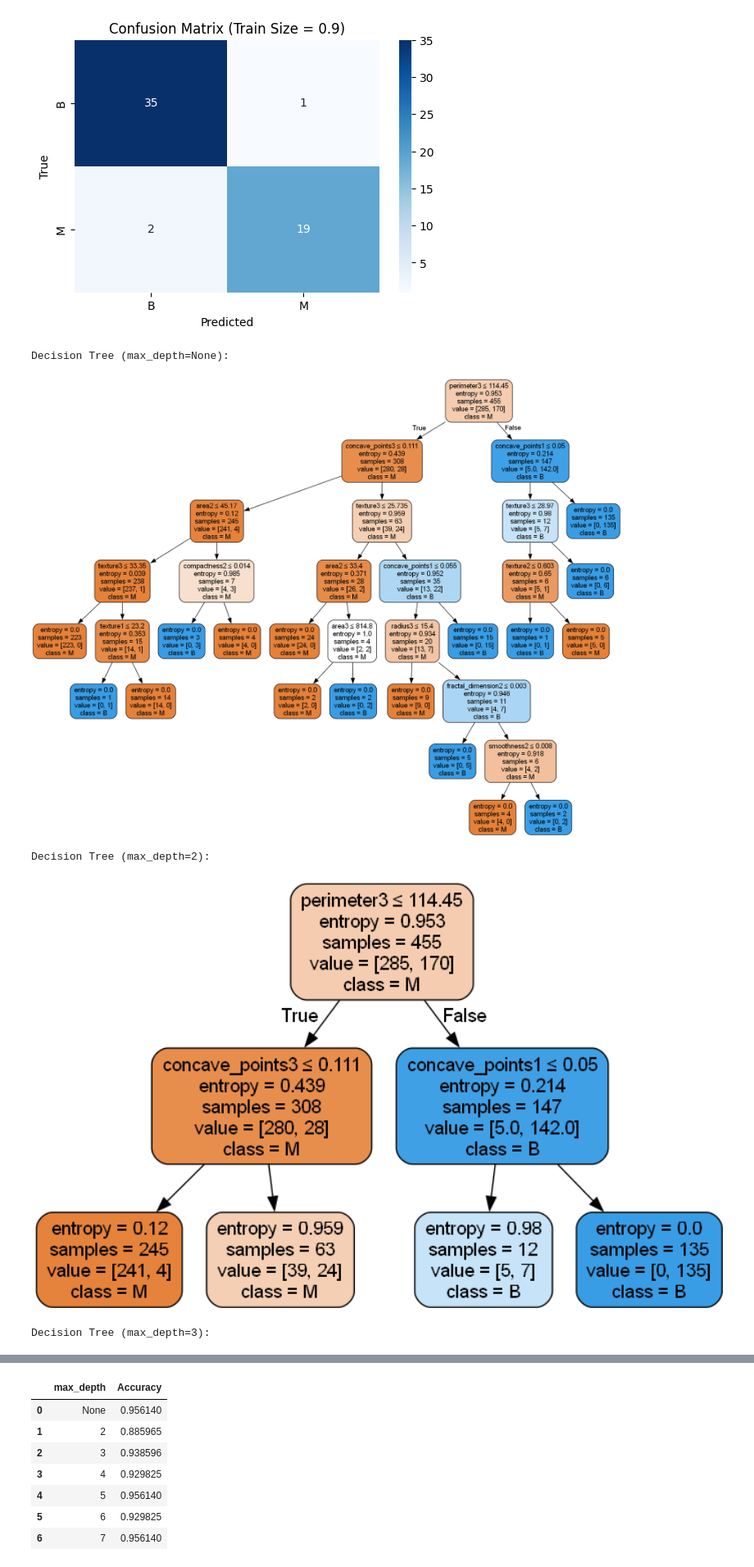
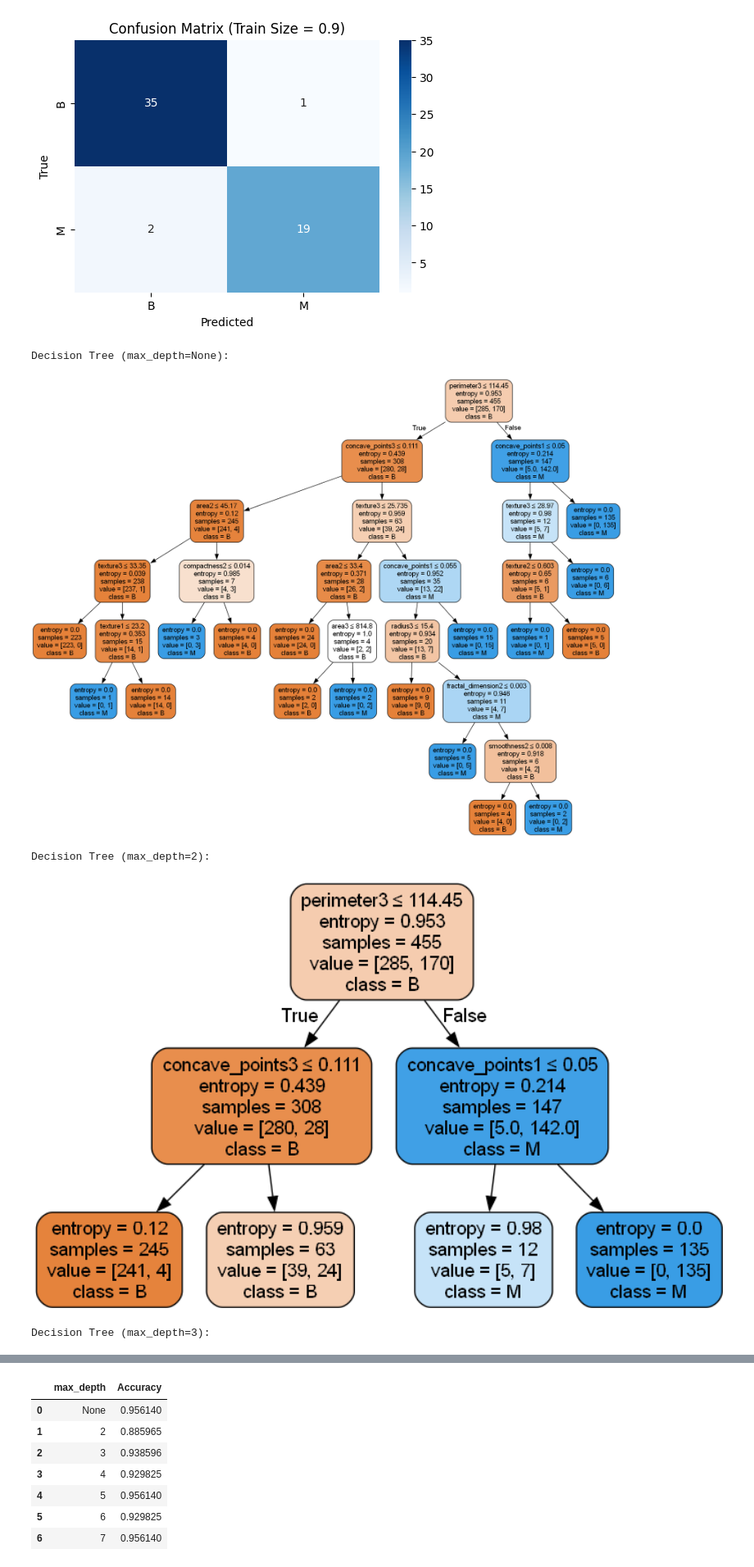
Before and after one commit to duonghieu2907/CS420-Project02, a Jupyter notebook: Breast_Cancer_dataset.ipynb, the cells around one changed output, grey strips where cells are left out. Shown at 82% size. Saved outputs shown, nothing was run; the diff lists cells and outputs as text; code cells hidden in the pictures.

Commit message:
Fix order of nodes in BC

```diff
--- a/Breast_Cancer_dataset.ipynb
+++ b/Breast_Cancer_dataset.ipynb
@@ -150,12 +150,15 @@ def train_and_visualize_decision_tree(feature_train, label_train, train_size, ou
     # Get the depth of the trained tree
     tree_depth = clf.get_depth()
 
+    # Sort the class names to match their internal order in the tree
+    sorted_class_names = sorted(label_train.unique())
+
     # Export the decision tree as DOT data
     dot_data = export_graphviz(
         clf,
         out_file=None,
         feature_names=feature_train.columns,
-        class_names=label_train.astype(str).unique(),
+        class_names=sorted_class_names,
         filled=True,
         rounded=True,
         special_characters=True
@@ -217,22 +220,23 @@ Decision Tree Depth: 7
 from sklearn.metrics import classification_report, confusion_matrix
 # %%
 def evaluate_decision_tree(clf, feature_test, label_test, train_size):
+    # Define custom labels for the axes
+    category_labels = ["B", "M"]
+
     # Make predictions on the test set
     predictions = clf.predict(feature_test)
 
     # Generate the classification report
-    report = classification_report(label_test, predictions)
+    report = classification_report(label_test, predictions, target_names=category_labels)
     print(f"Classification Report for Train Size = {train_size}:\n")
     print(report)
 
     # Generate the confusion matrix
-    cm = confusion_matrix(label_test, predictions)
-
-    label_test = label_test.iloc[:, 0]
+    cm = confusion_matrix(label_test, predictions, labels=category_labels)
 
     # Visualize the confusion matrix using seaborn heatmap
     plt.figure(figsize=(6, 4))
-    sns.heatmap(cm, annot=True, fmt="d", cmap="Blues", xticklabels=label_test.unique(), yticklabels=label_test.unique())
+    sns.heatmap(cm, annot=True, fmt="d", cmap="Blues", xticklabels=category_labels, yticklabels=category_labels)
     plt.title(f"Confusion Matrix (Train Size = {train_size})")
     plt.xlabel("Predicted")
     plt.ylabel("True")
@@ -316,42 +320,42 @@ for d in datasets:
 # Ensure that we found the dataset with 80/20 split
 if dataset is None:
     raise ValueError("No dataset found with 80/20 train-test split.")
 
-feature_train, feature_test, label_train, label_test = dataset['feature_train'], dataset['feature_test'], dataset['label_train'], dataset['label_test']
-
-# Train and evaluate decision trees
 for max_depth in depth_values:
     # Train the decision tree
     clf = DecisionTreeClassifier(criterion="entropy", random_state=42, max_depth=max_depth)
-    clf.fit(feature_train, label_train.iloc[:, 0])  # Extract labels as a Series
+    clf.fit(dataset['feature_train'], dataset['label_train'])  # Train using current dataset
 
     # Predict and calculate accuracy
-    predictions = clf.predict(feature_test)
-    accuracy = accuracy_score(label_test.iloc[:, 0], predictions)
+    predictions = clf.predict(dataset['feature_test'])
+    accuracy = accuracy_score(dataset['label_test'], predictions)
     accuracy_results.append(accuracy)
+
+    # Sort the class names to match their internal order in the tree
+    sorted_class_names = sorted(dataset['label_train'].squeeze().unique())
 
     # Visualize the decision tree
     dot_data = export_graphviz(
         clf,
         out_file=None,
-        feature_names=feature_train.columns,
-        class_names=label_train.iloc[:, 0].astype(str).unique(),
+        feature_names=dataset['feature_train'].columns,
+        class_names=sorted_class_names,
         filled=True,
         rounded=True,
         special_characters=True
     )
     graph = Source(dot_data)
     image_path = os.path.join(output_folder, f"DecisionTree_maxDepth_{max_depth}")
     graph.render(image_path, format='png', cleanup=True)
 
     # Display the tree in the notebook
     print(f"Decision Tree (max_depth={max_depth}):")
     display(Image(filename=image_path + ".png", width=1300))
 # %% [output]
 Decision Tree (max_depth=None):
 [figure]
 Decision Tree (max_depth=2):
-[figure, old version]
+[figure, new version]
 Decision Tree (max_depth=3):
 [figure]
 Decision Tree (max_depth=4):
```
Also changed, not shown: 14 other files.
